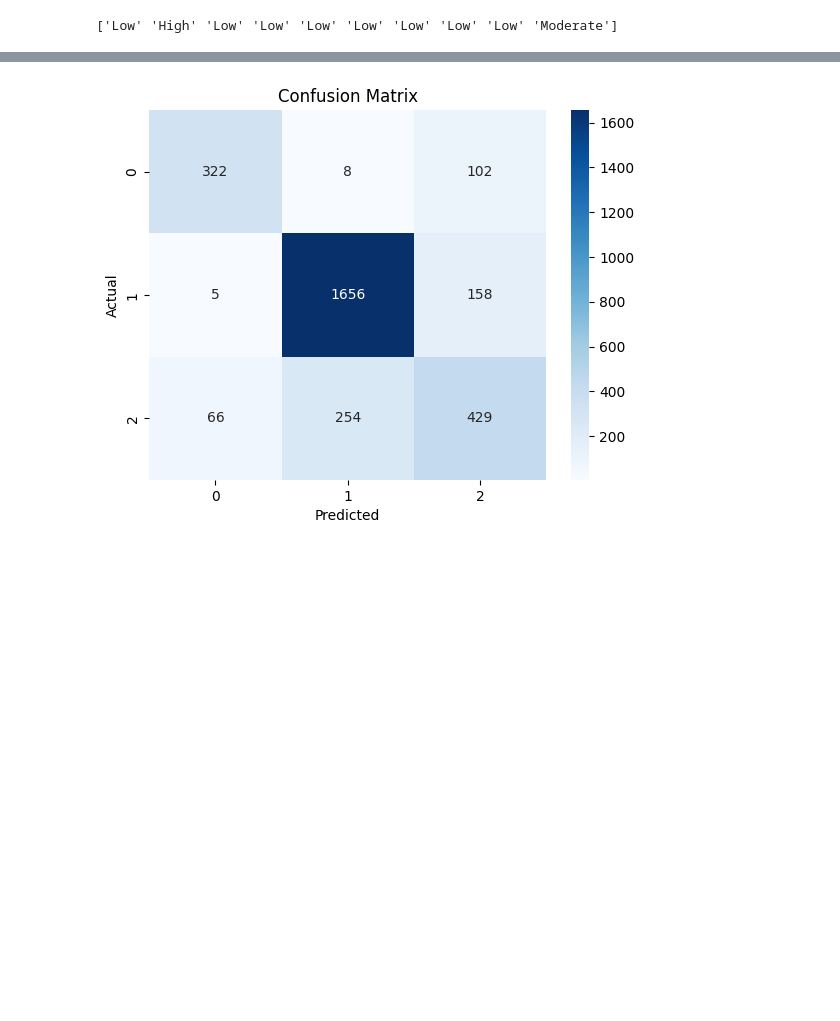
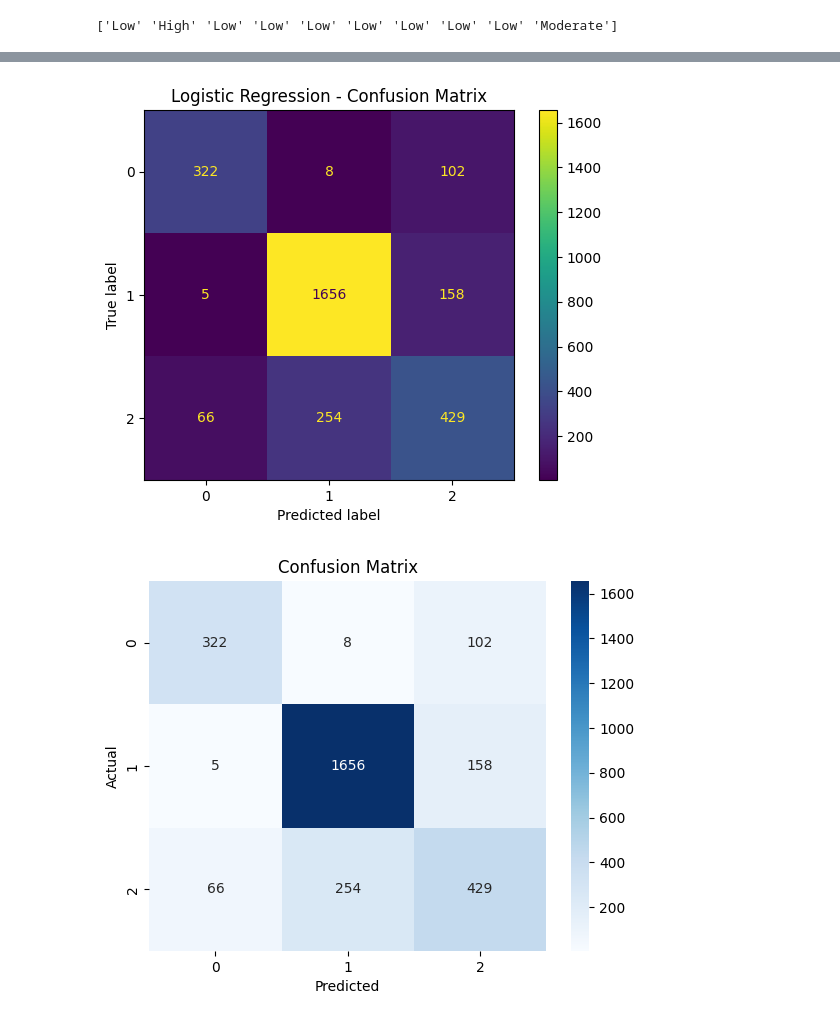
Before and after one commit to jjannetjoseph/Diabetes-risk-prediction, a Jupyter notebook: Diabet.ipynb, the cells around one changed output, grey strips where cells are left out. Saved outputs shown, nothing was run; the diff lists cells and outputs as text; code cells hidden in the pictures; blank space fills up the shorter version.

```diff
--- a/Diabet.ipynb
+++ b/Diabet.ipynb
@@ -518,3 +633,13 @@ print(cm)
+# %%
+cm_lr = confusion_matrix(y_test, y_pred)
+disp = ConfusionMatrixDisplay(
+    confusion_matrix=cm_lr
+)
+disp.plot()
+plt.title("Logistic Regression - Confusion Matrix")
+plt.show()
+# %% [output]
+[figure, added]
 # %%
 import seaborn as sns
 import matplotlib.pyplot as plt
```
Also changed, not shown: parts of 27 cells of this notebook, 1 other file.
